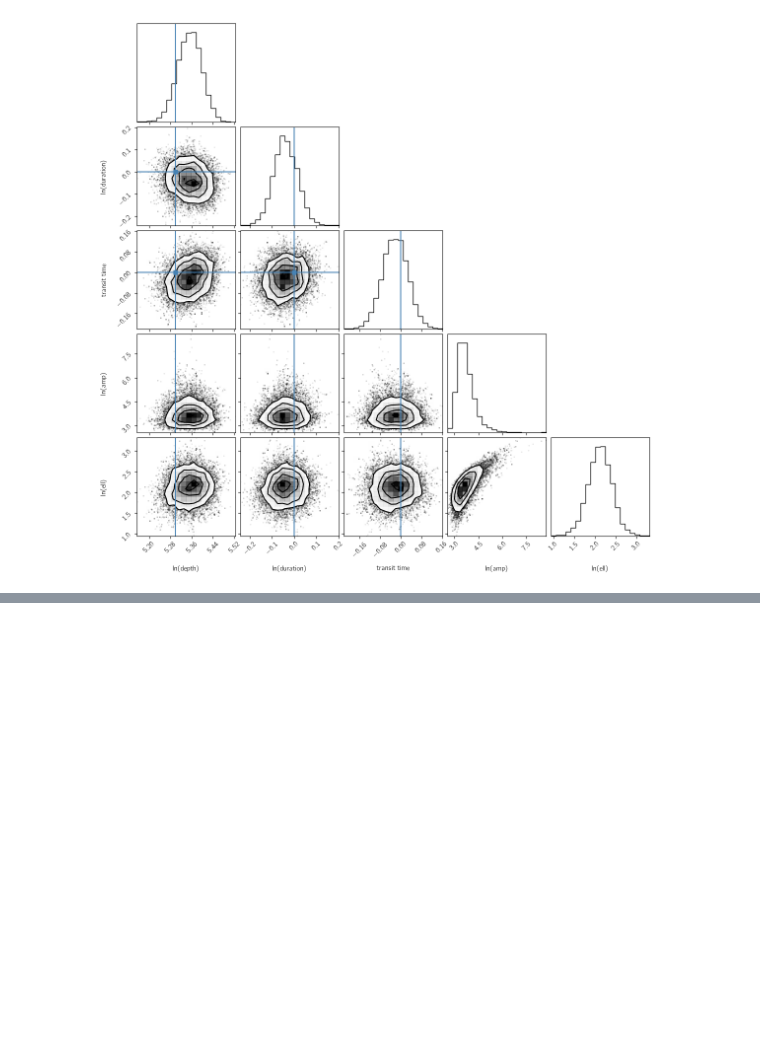
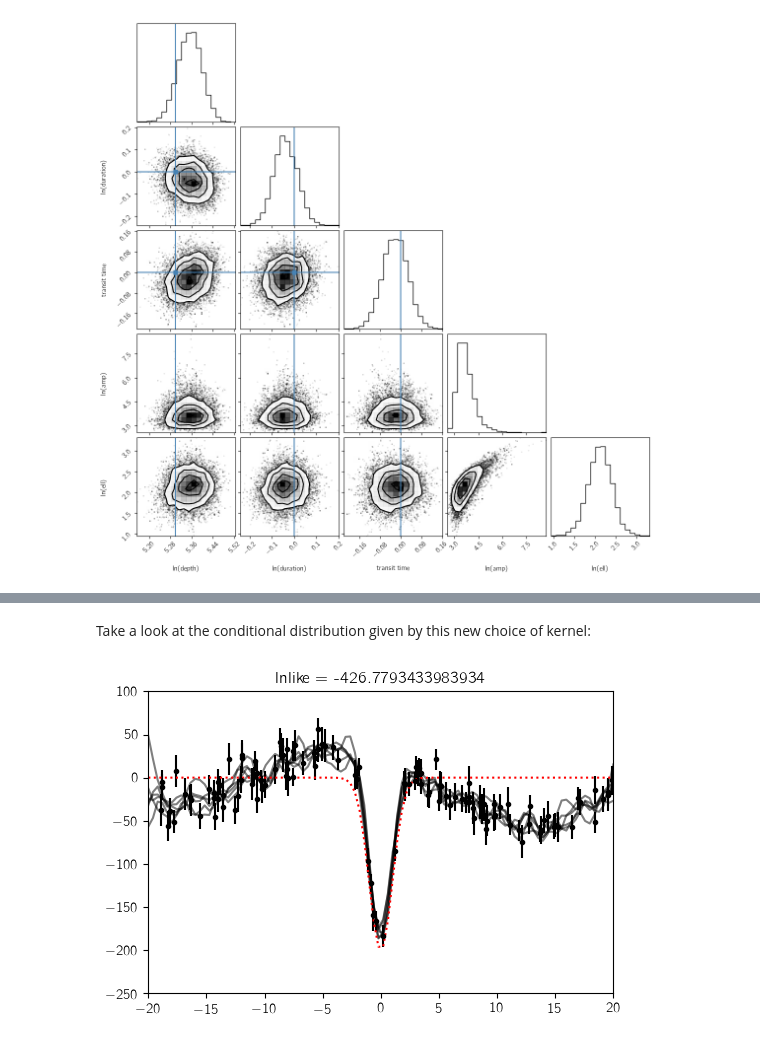
Before and after one commit to dfm/gp, a Jupyter notebook: worksheet.ipynb, the cells around one changed output, grey strips where cells are left out. Drawn from its saved outputs; the diff is of its cells as text; code cells hidden in the pictures; blank space fills up the shorter version.

```diff
--- a/worksheet.ipynb
+++ b/worksheet.ipynb
@@ -330,0 +357,27 @@ This is because we don't know the "true" noise model; we're only using the GP as
+# %%
+def matern32_kernel(alpha, dx):
+    """
+    The Mater-3/2 kernel function. The difference matrix
+    can be an arbitrarily shaped numpy array so make sure that you
+    use functions like ``numpy.exp`` for exponentiation.
+
+    :param alpha: ``(2,)`` The parameter vector ``(amp, ell)``.
+    :param dx: ``numpy.array`` The difference matrix. This can be
+        a numpy array with arbitrary shape.
+
+    :returns K: The kernel matrix (should be the same shape as the
+        input ``dx``).
+
+    """
+    # Erase the following line and implement your kernel function
+    # there.
+    amp, ell = alpha
+    rho = np.sqrt(3.0) / ell
+    return amp**2 * (1.0 + rho*np.abs(dx)) * np.exp(-np.abs(dx) * rho)
+# %% [markdown]
+Take a look at the conditional distribution given by this new choice of kernel:
+# %%
+widget = gp.interactive.setup_conditional_sampler(t, y, yerr, matern32_kernel)
+widget
+# %% [output]
+[figure, added]
```
Also changed, not shown: parts of 13 cells of this notebook, 1 other file.
